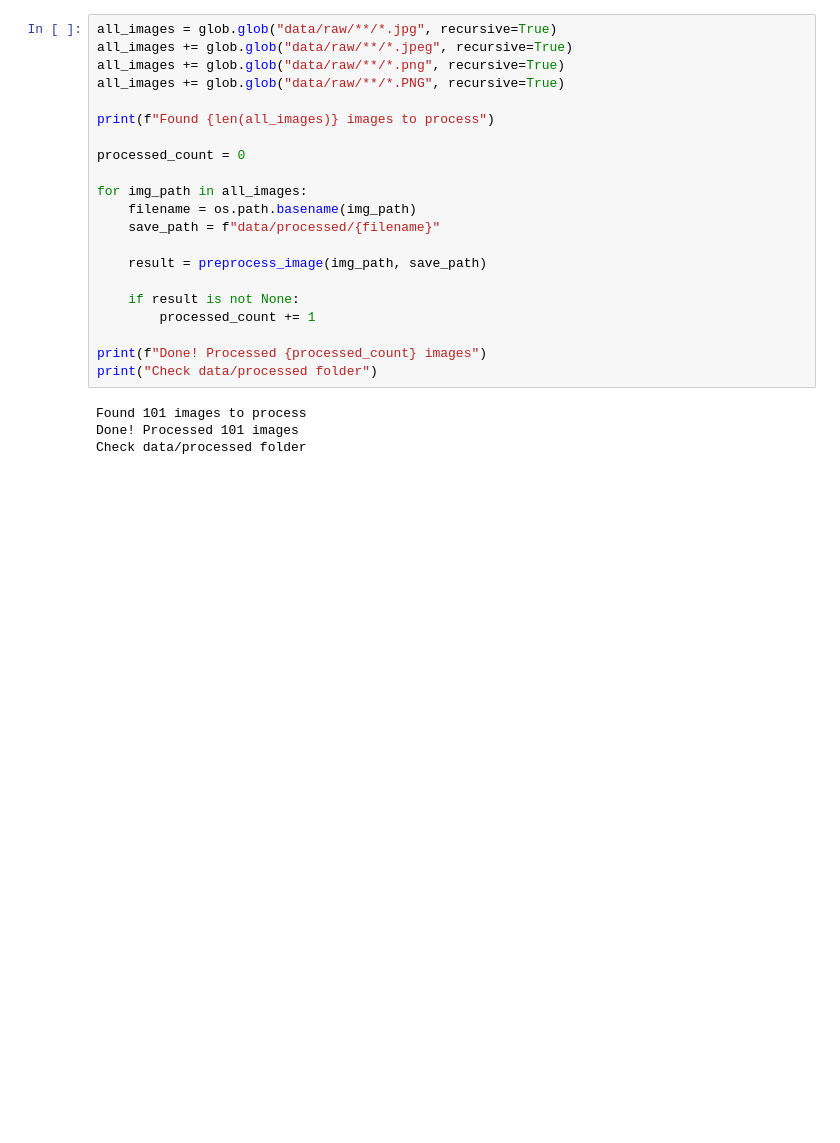
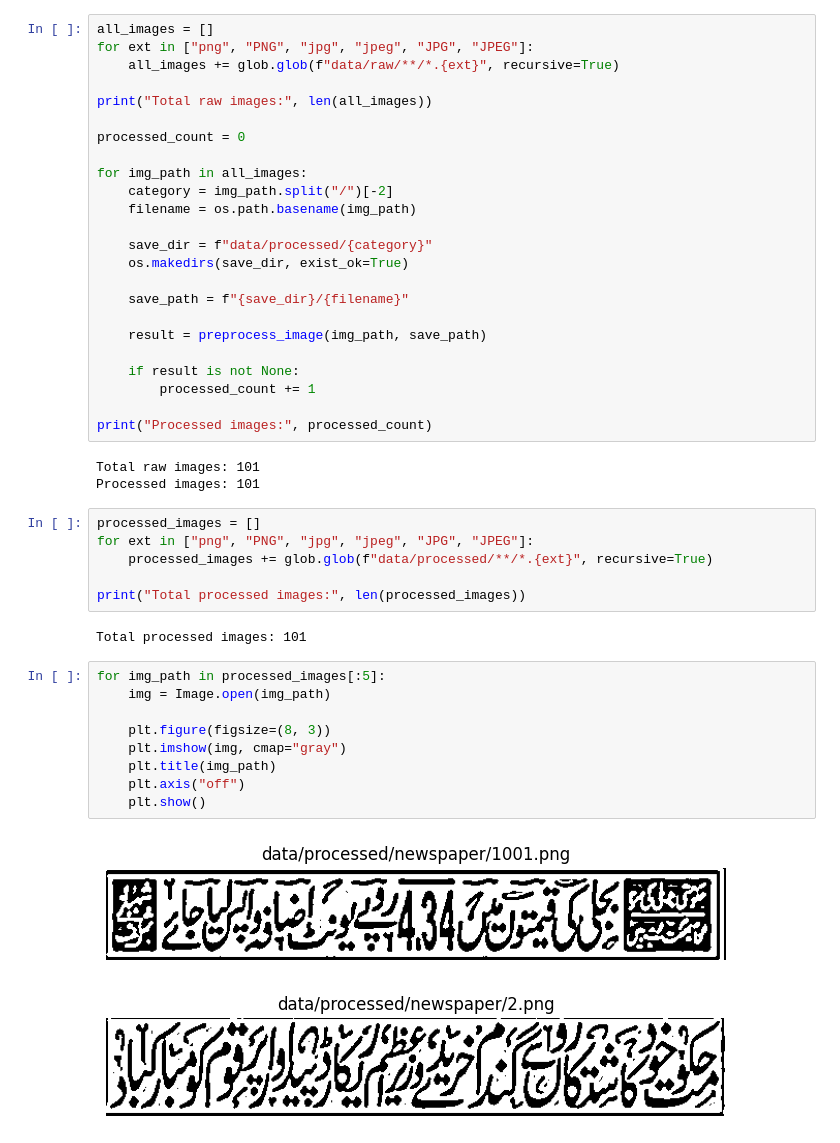
Before and after one commit to hassanatif992-hash/urdu-ocr-codesaviours-si26-MuhammadHassaan, a Jupyter notebook: SI26_Week2_MuhammadHassaan.ipynb, the cells around one changed output. Cells and saved outputs as stored; diff of their text form; blank space fills up the shorter version.

```diff
--- a/SI26_Week2_MuhammadHassaan.ipynb
+++ b/SI26_Week2_MuhammadHassaan.ipynb
@@ -71,27 +76,49 @@ print("Preprocessing function ready!")
 # %% [output]
 Preprocessing function ready!
 # %%
-all_images = glob.glob("data/raw/**/*.jpg", recursive=True)
-all_images += glob.glob("data/raw/**/*.jpeg", recursive=True)
-all_images += glob.glob("data/raw/**/*.png", recursive=True)
-all_images += glob.glob("data/raw/**/*.PNG", recursive=True)
+all_images = []
+for ext in ["png", "PNG", "jpg", "jpeg", "JPG", "JPEG"]:
+    all_images += glob.glob(f"data/raw/**/*.{ext}", recursive=True)
 
-print(f"Found {len(all_images)} images to process")
+print("Total raw images:", len(all_images))
 
 processed_count = 0
 
 for img_path in all_images:
+    category = img_path.split("/")[-2]
     filename = os.path.basename(img_path)
-    save_path = f"data/processed/{filename}"
+
+    save_dir = f"data/processed/{category}"
+    os.makedirs(save_dir, exist_ok=True)
+
+    save_path = f"{save_dir}/{filename}"
 
     result = preprocess_image(img_path, save_path)
 
     if result is not None:
         processed_count += 1
 
-print(f"Done! Processed {processed_count} images")
-print("Check data/processed folder")
+print("Processed images:", processed_count)
 # %% [output]
-Found 101 images to process
-Done! Processed 101 images
-Check data/processed folder
+Total raw images: 101
+Processed images: 101
+# %%
+processed_images = []
+for ext in ["png", "PNG", "jpg", "jpeg", "JPG", "JPEG"]:
+    processed_images += glob.glob(f"data/processed/**/*.{ext}", recursive=True)
+
+print("Total processed images:", len(processed_images))
+# %% [output]
+Total processed images: 101
+# %%
+for img_path in processed_images[:5]:
+    img = Image.open(img_path)
+
+    plt.figure(figsize=(8, 3))
+    plt.imshow(img, cmap="gray")
+    plt.title(img_path)
+    plt.axis("off")
+    plt.show()
+# %% [output]
+[figure, added]
+[figure, added]
```
Also changed, not shown: parts of 8 cells of this notebook.
